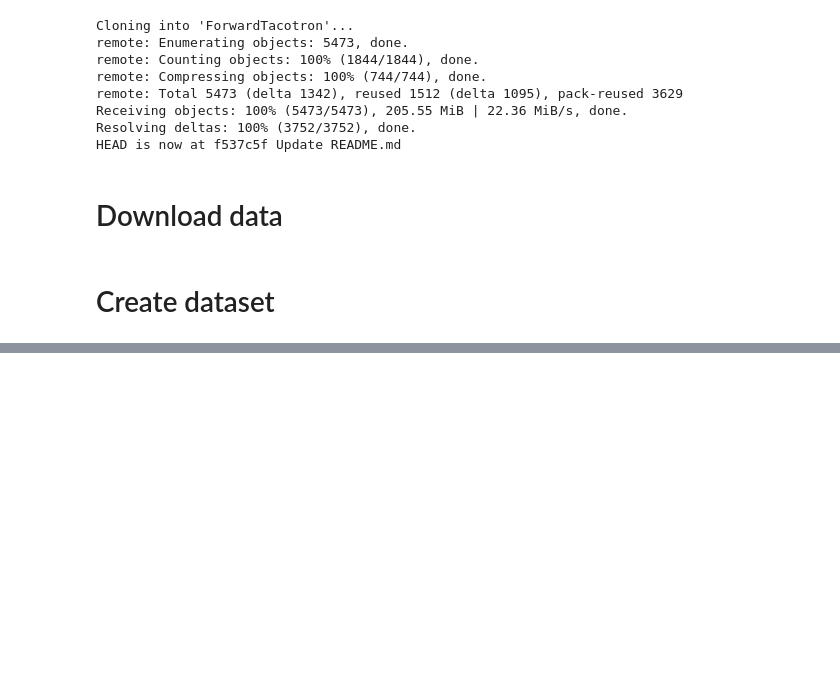
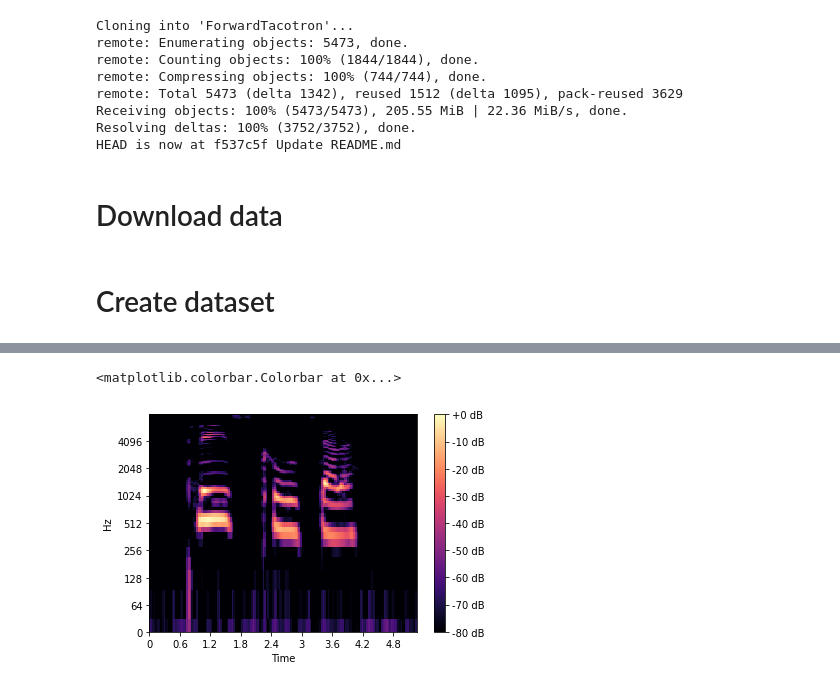
Before and after one commit to CISC-867/Project, a Jupyter notebook: main.ipynb, the cells around one changed output, grey strips where cells are left out. Drawn from its saved outputs; the diff is of its cells as text; code cells hidden in the pictures; blank space fills up the shorter version.

```diff
--- a/main.ipynb
+++ b/main.ipynb
@@ -60,0 +54,7 @@ Loaded 2118 entries
+# %%
+import matplotlib.pyplot as plt
+librosa.display.specshow(librosa.amplitude_to_db(dataset[0][1], ref=np.max), sr=16000, x_axis='time', y_axis='log')
+plt.colorbar(format="%+2.0f dB")
+# %% [output]
+<matplotlib.colorbar.Colorbar at 0x...>
+[figure, added]
```
Also changed, not shown: parts of 3 cells of this notebook, 1 other file.
